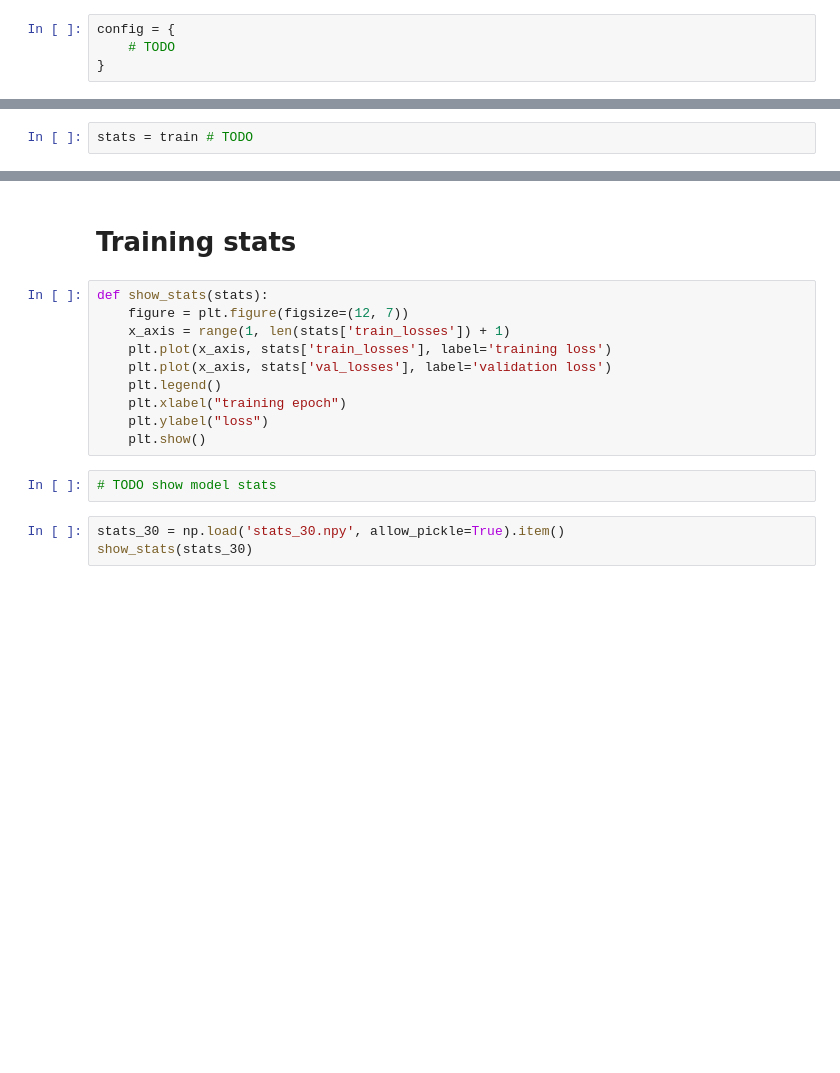
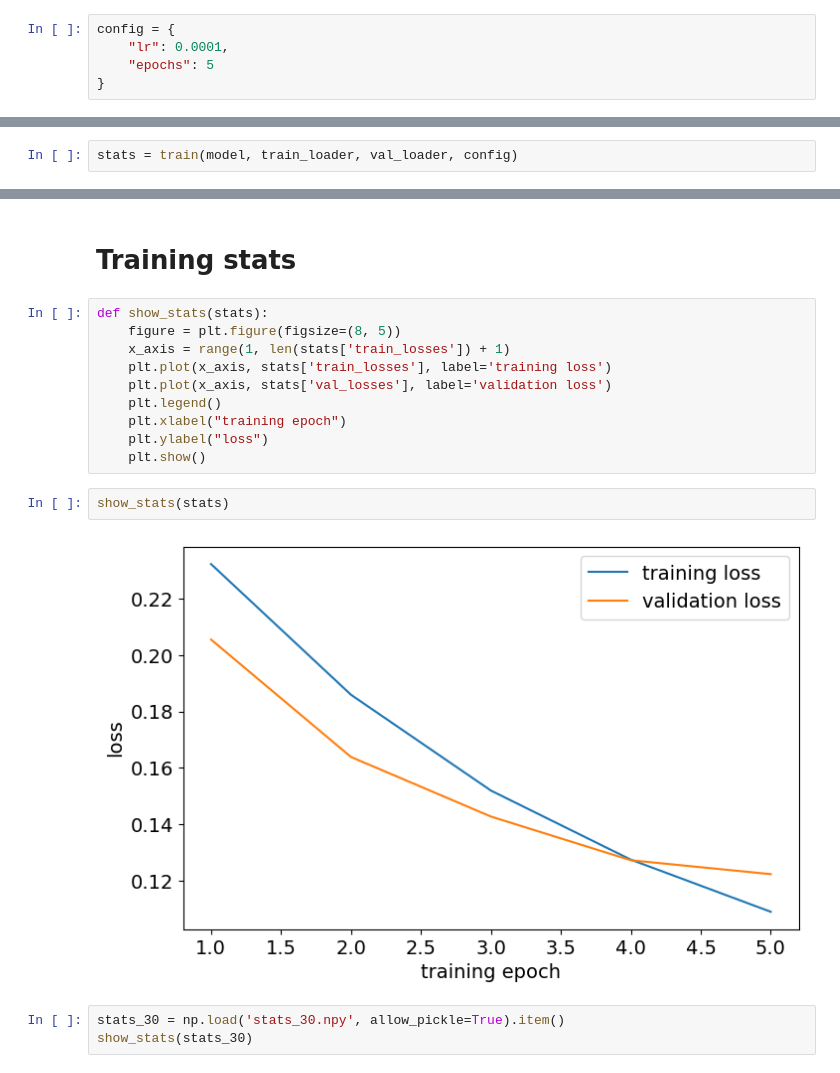
Before and after one commit to dzhv/ml-presentation, a Jupyter notebook: presentation.ipynb, the cells around one changed output, grey strips where cells are left out. Saved outputs shown, nothing was run; the diff lists cells and outputs as text; blank space fills up the shorter version.

```diff
--- a/presentation.ipynb
+++ b/presentation.ipynb
@@ -93,6 +99,7 @@ tensor([[-0.2075, -0.0678, -0.1045,  0.1342,  0.1007, -0.0902, -0.0390, -0.1967,
 # %%
 config = {
-    # TODO
+    "lr": 0.0001,
+    "epochs": 5
 }
 # %%
 def train(model, train_data, val_data, config):
@@ -114,3 +161,3 @@ loss_function(outputs, target).item()
 # %%
-stats = train # TODO
+stats = train(model, train_loader, val_loader, config)
 # %% [output]
@@ -143,7 +189,7 @@ $$
 # Training stats
 # %%
 def show_stats(stats):
-    figure = plt.figure(figsize=(12, 7))
+    figure = plt.figure(figsize=(8, 5))
     x_axis = range(1, len(stats['train_losses']) + 1)
     plt.plot(x_axis, stats['train_losses'], label='training loss')
     plt.plot(x_axis, stats['val_losses'], label='validation loss')
@@ -152,7 +198,9 @@ def show_stats(stats):
     plt.ylabel("loss")
     plt.show()
 # %%
-# TODO show model stats
+show_stats(stats)
+# %% [output]
+[figure, added]
 # %%
 stats_30 = np.load('stats_30.npy', allow_pickle=True).item()
 show_stats(stats_30)
```
Also changed, not shown: parts of 10 cells of this notebook, 7 other files.
